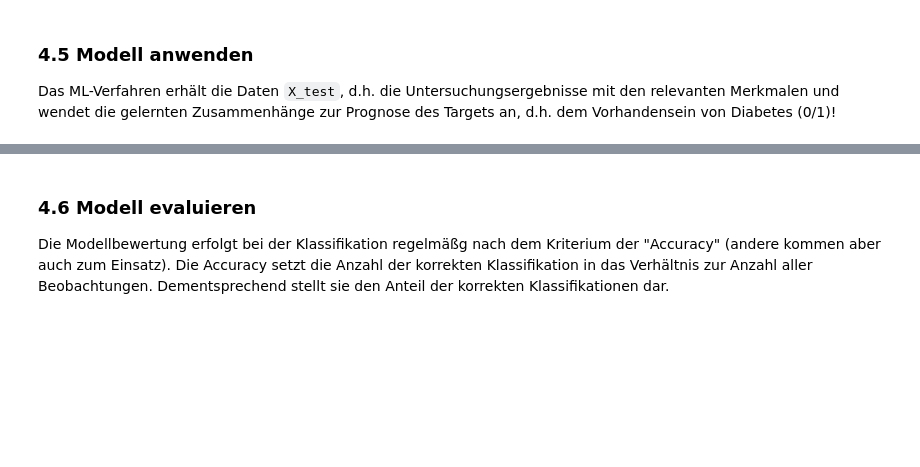
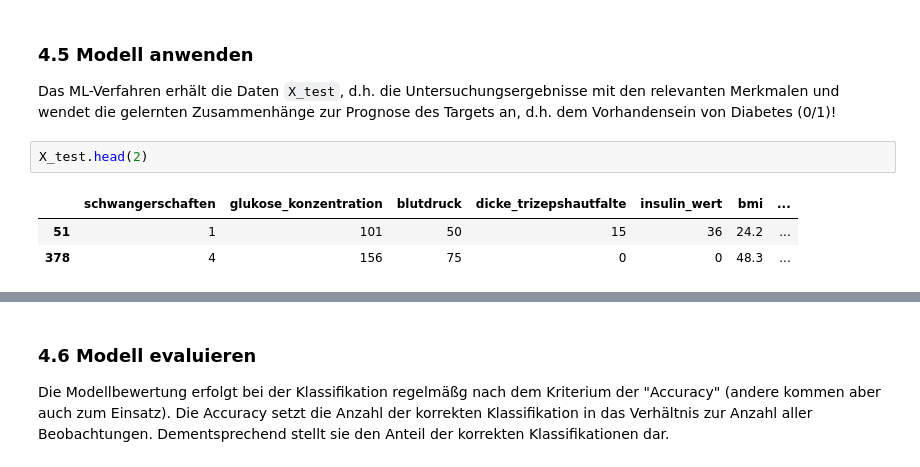
Before and after one commit to AlexKressner/KI_Logistik_Python, a Jupyter notebook: G2_Machine_Learning.ipynb, the cells around one changed output, grey strips where cells are left out. Drawn from its saved outputs; the diff is of its cells as text; blank space fills up the shorter version.

```diff
--- a/G2_Machine_Learning.ipynb
+++ b/G2_Machine_Learning.ipynb
@@ -691,3 +746,9 @@ RandomForestClassifier()
 ### 4.5 Modell anwenden
 
 Das ML-Verfahren erhält die Daten `X_test`, d.h. die Untersuchungsergebnisse mit den relevanten Merkmalen und wendet die gelernten Zusammenhänge zur Prognose des Targets an, d.h. dem Vorhandensein von Diabetes (0/1)!
+# %%
+X_test.head(2)
+# %% [output]
+|  | schwangerschaften | glukose_konzentration | blutdruck | dicke_trizepshautfalte | insulin_wert | bmi | ... |
+| 51 | 1 | 101 | 50 | 15 | 36 | 24.2 | ... |
+| 378 | 4 | 156 | 75 | 0 | 0 | 48.3 | ... |
```
Also changed, not shown: parts of 20 cells of this notebook.
